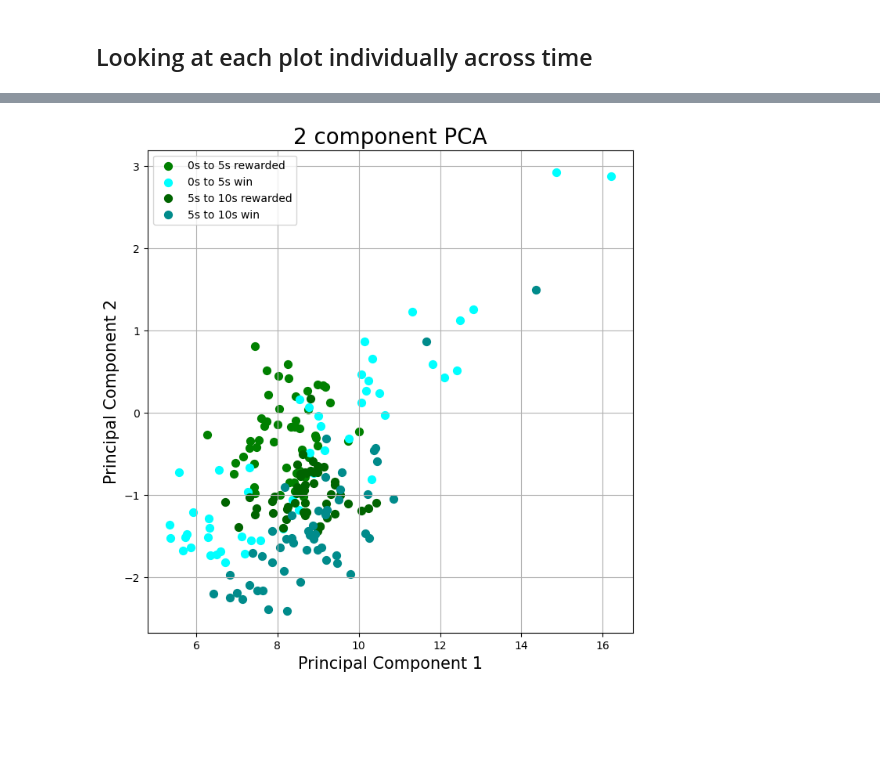
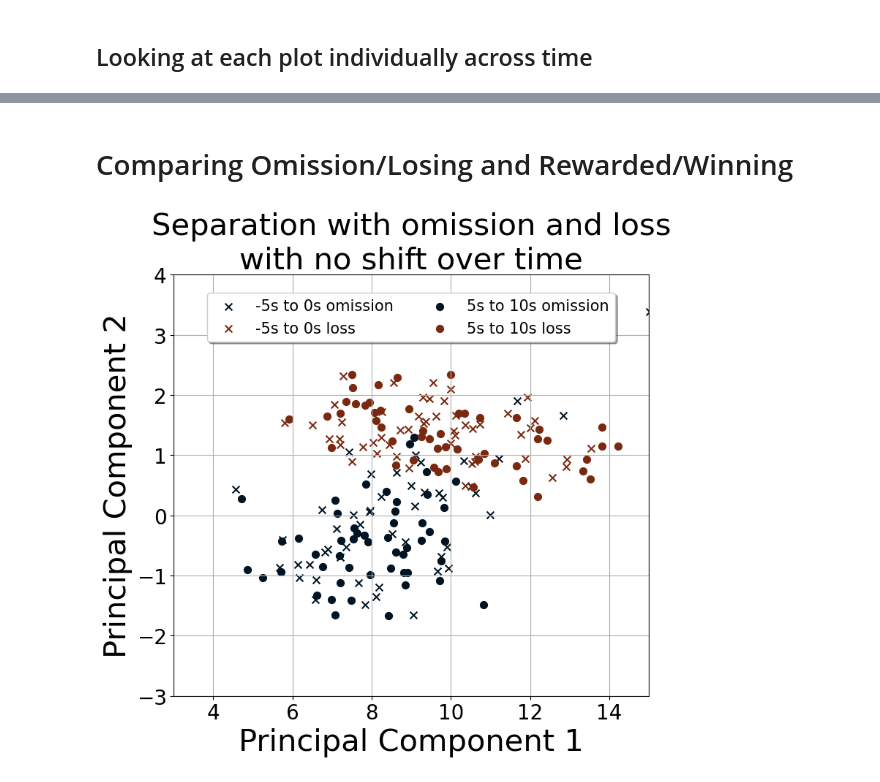
Before and after one commit to padillacoreanolab/reward_competition_ephys_analysis_with_omission_and_divider_controls, a Jupyter notebook: results/2023_02_02_rc_om_ephys_preprocessing/combined_pca_plotting.ipynb, the cells around one changed output, grey strips where cells are left out. Drawn from its saved outputs; the diff is of its cells as text; code cells hidden in the pictures; blank space fills up the shorter version.

```diff
--- a/results/2023_02_02_rc_om_ephys_preprocessing/combined_pca_plotting.ipynb
+++ b/results/2023_02_02_rc_om_ephys_preprocessing/combined_pca_plotting.ipynb
@@ -547,18 +601,2 @@ ax.grid()
-# %%
-fig = plt.figure(figsize = (8,8))
-ax = fig.add_subplot(1,1,1)
-ax.set_xlabel('Principal Component 1', fontsize = 15)
-ax.set_ylabel('Principal Component 2', fontsize = 15)
-ax.set_title('2 component PCA', fontsize = 20)
-targets = ['0s to 5s rewarded', '0s to 5s win', '5s to 10s rewarded', '5s to 10s win']
-colors = ["green", "cyan", "darkgreen", "darkcyan"]
-for target, color in zip(targets,colors):
-    indicesToKeep = pc_product['outcome_and_when'] == target
-    ax.scatter(pc_product.loc[indicesToKeep, 0]
-               , pc_product.loc[indicesToKeep, 1]
-               , c = color
-               , s = 50)
-ax.legend(targets)
-ax.grid()
-# %% [output]
-[figure, removed]
+# %% [markdown]
+# Comparing Omission/Losing and Rewarded/Winning
@@ -564,0 +609,31 @@ ax.grid()
+# %%
+fig, ax = plt.subplots(figsize = (8,8))
+
+targets = ['-5s to 0s omission', '-5s to 0s loss', '5s to 10s omission', '5s to 10s loss']
+colors = ["#001424", "#792910", "#001424", "#792910"]
+shapes = ["x", "x", "o", "o"]
+for target, color, marker in zip(targets,colors, shapes):
+    indicesToKeep = pc_product['outcome_and_when'] == target
+    ax.scatter(pc_product.loc[indicesToKeep, 0]
+               , pc_product.loc[indicesToKeep, 1]
+               , c = color
+               , s = 50
+              , marker=marker)
+
+ax.set_title('Separation with omission and loss\nwith no shift over time', fontsize = TITLESIZE)
+plt.xticks(fontsize=AXESTICKS)
+plt.yticks(fontsize=AXESTICKS)
+plt.xlabel('Principal Component 1', fontsize = AXESLABEL)
+plt.ylabel('Principal Component 2', fontsize = AXESLABEL)
+plt.xlim((3, 15))
+plt.ylim((-3, 4))
+
+plt.legend(targets, fontsize=LEGSIZE, loc='upper center', bbox_to_anchor=(0.5, 0.975),
+          ncol=2, fancybox=True, shadow=True)
+plt.tight_layout()
+ax.grid()
+
+plt.savefig("./proc/plots/om_and_loss_trials_baseline_and_after_tone.png", bbox_inches='tight')
+plt.savefig("./proc/plots/om_and_loss_trials_baseline_and_after_tone.svg", bbox_inches='tight')
+# %% [output]
+[figure, added]
```
Also changed, not shown: parts of 25 cells of this notebook, 1 other file.
